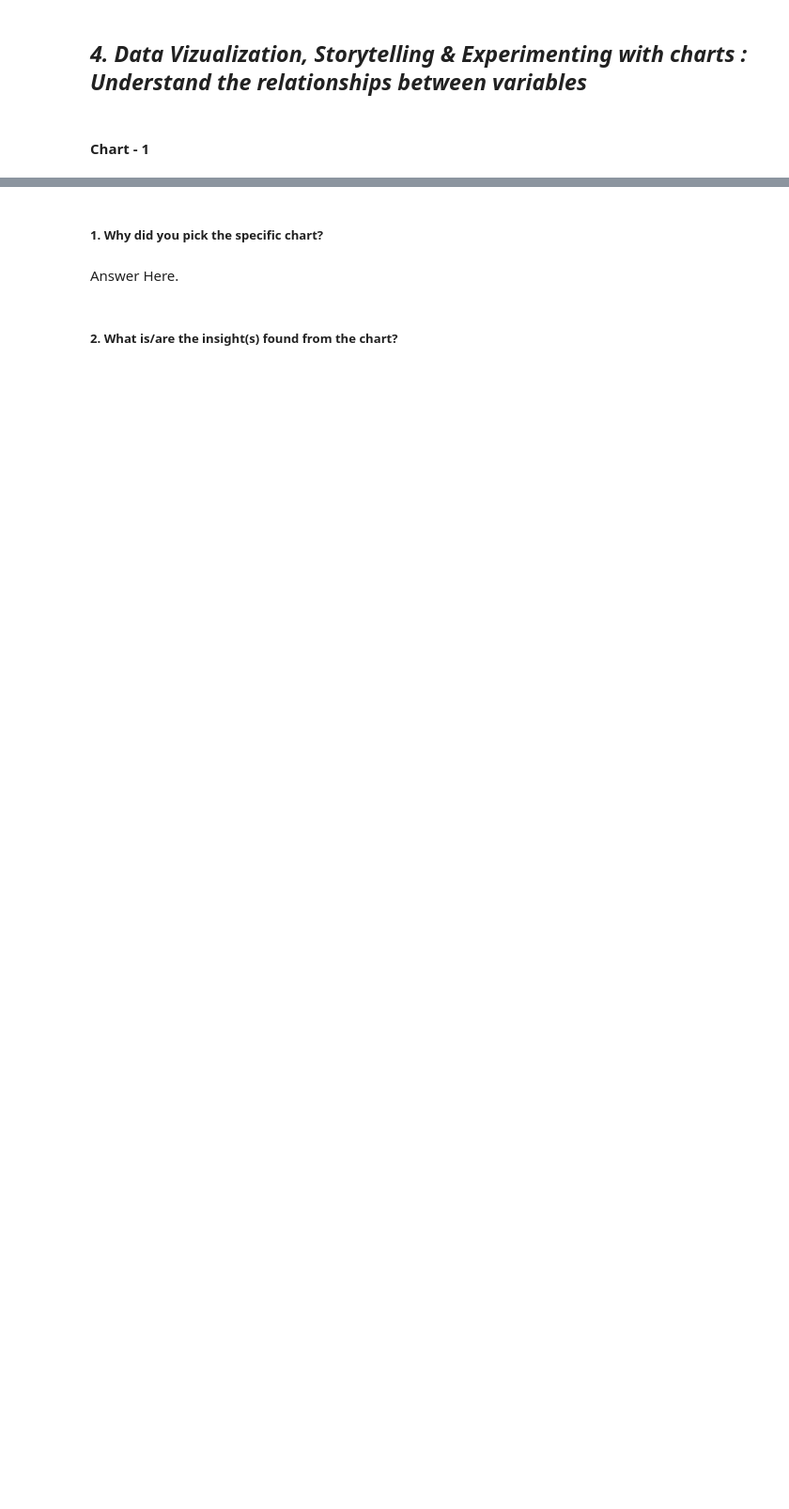
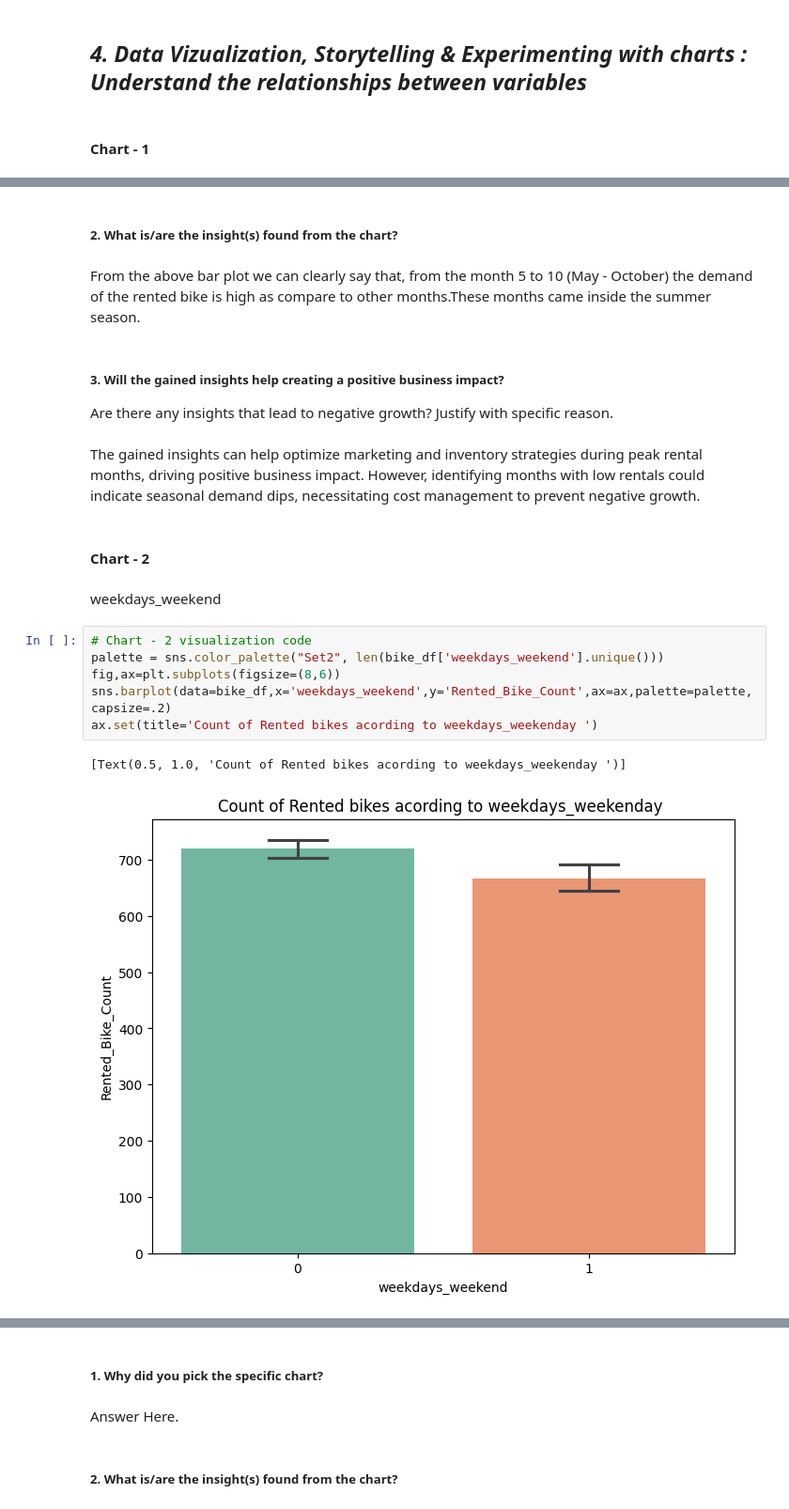
Before and after one commit to debobratopaul/CAPSTONE_PROJECT_ML_Regression_Bike_Sharing_Demand_Prediction, a Jupyter notebook: Capstone_Regression_Bike_Sharing_Demand_Prediction.ipynb, the cells around one changed output, grey strips where cells are left out. Shown at 94% size. Drawn from its saved outputs; the diff is of its cells as text; blank space fills up the shorter version.

```diff
--- a/Capstone_Regression_Bike_Sharing_Demand_Prediction.ipynb
+++ b/Capstone_Regression_Bike_Sharing_Demand_Prediction.ipynb
@@ -430,0 +445,22 @@ As "Hour","month","weekdays_weekend" column are show as a integer data type but
+# %% [markdown]
+##### 2. What is/are the insight(s) found from the chart?
+# %% [markdown]
+From the above bar plot we can clearly say that, from the month 5 to 10 (May - October) the demand of the rented bike is high as compare to other months.These months came inside the summer season.
+# %% [markdown]
+##### 3. Will the gained insights help creating a positive business impact?
+Are there any insights that lead to negative growth? Justify with specific reason.
+# %% [markdown]
+The gained insights can help optimize marketing and inventory strategies during peak rental months, driving positive business impact. However, identifying months with low rentals could indicate seasonal demand dips, necessitating cost management to prevent negative growth.
+# %% [markdown]
+#### Chart - 2
+# %% [markdown]
+weekdays_weekend
+# %%
+# Chart - 2 visualization code
+palette = sns.color_palette("Set2", len(bike_df['weekdays_weekend'].unique()))
+fig,ax=plt.subplots(figsize=(8,6))
+sns.barplot(data=bike_df,x='weekdays_weekend',y='Rented_Bike_Count',ax=ax,palette=palette,capsize=.2)
+ax.set(title='Count of Rented bikes acording to weekdays_weekenday ')
+# %% [output]
+[Text(0.5, 1.0, 'Count of Rented bikes acording to weekdays_weekenday ')]
+[figure, added]
```
Also changed, not shown: parts of 144 cells of this notebook.
